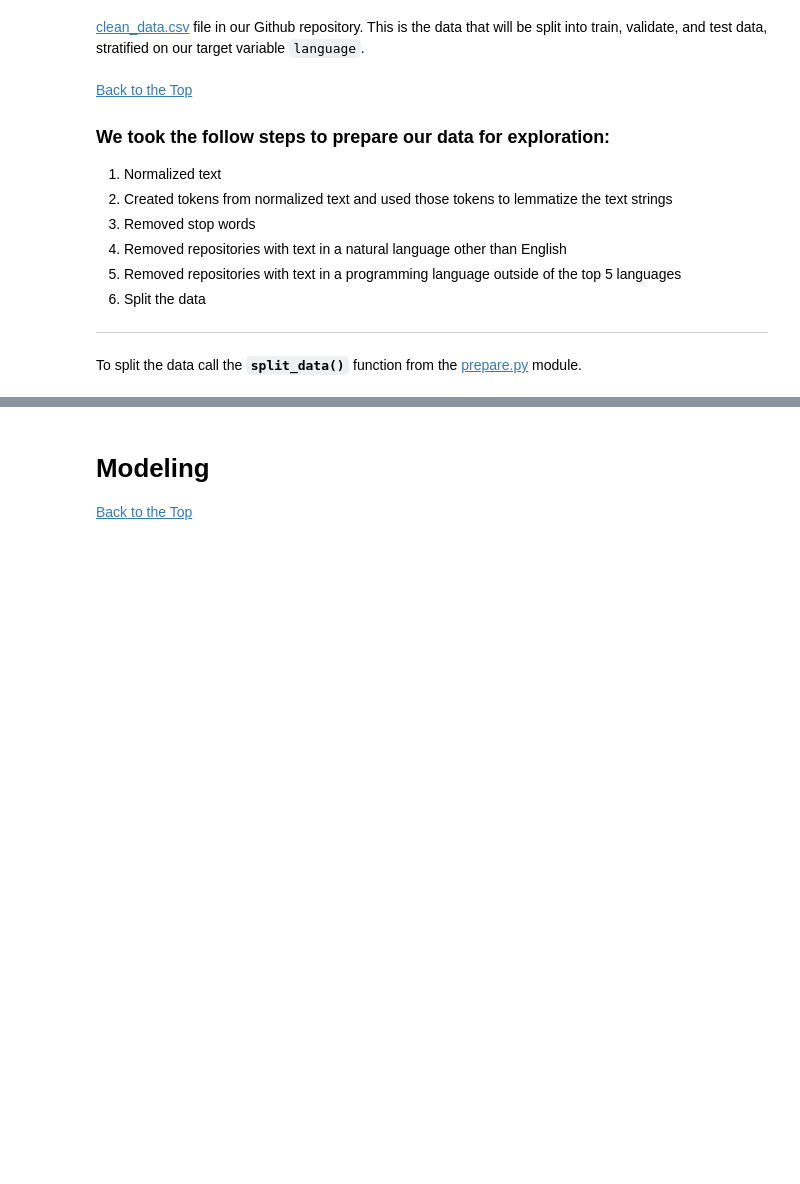
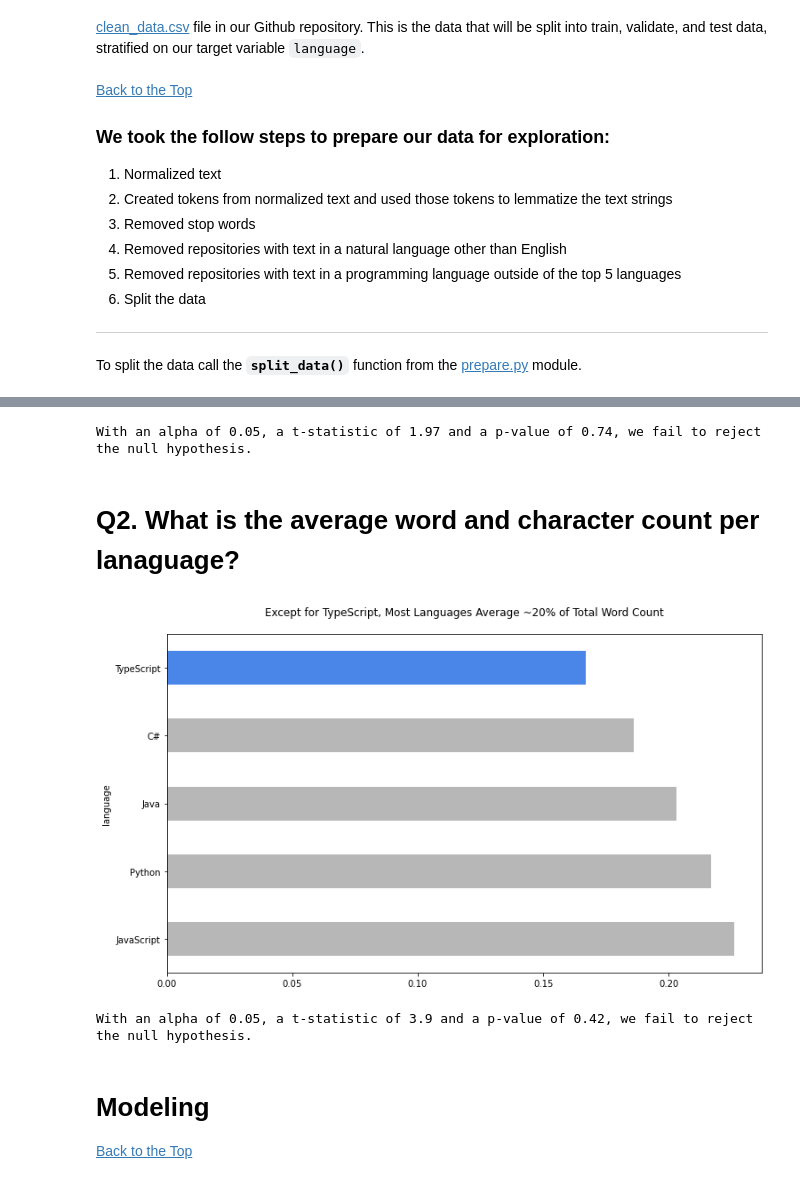
Before and after one commit to NLP-Project-Hopper2/NLP-Project-Hopper2, a Jupyter notebook: 00_final_report.ipynb, the cells around one changed output, grey strips where cells are left out. Saved outputs shown, nothing was run; the diff lists cells and outputs as text; code cells hidden in the pictures; blank space fills up the shorter version.

Commit message:
explore through q2

```diff
--- a/00_final_report.ipynb
+++ b/00_final_report.ipynb
@@ -106,0 +102,6 @@ explore.language_count(train)
+# %%
+# importing explore module
+import explore
+
+# adding new features
+train, validate, test = explore.new_features(train, validate, test)
@@ -107,3 +118,54 @@ explore.language_count(train)
+# %%
+import scipy.stats as stats
+
+# separate word count by language and conduct statistical testing
+p = train.word_count[train.language == 'Python']
+js = train.word_count[train.language == 'JavaScript']
+c = train.word_count[train.language == 'C#']
+j = train.word_count[train.language == 'Java']
+t = train.word_count[train.language == 'TypeScript']
+
+# set alph
+alpha = .05
+
+# compute statistics
+t, p = stats.kruskal(p, js, c, j, t)
+
+if p > alpha:
+    print(f'With an alpha of {alpha}, a t-statistic of {round(t, 2)} and a p-value of {round(p, 2)}, we fail to reject the null hypothesis.')
+else:
+    print(f'With an alpha of {alpha}, a t-statistic of {round(t, 2)} and a p-value of {round(p, 2)}, we reject the null hypothesis.')
+# %% [output]
+With an alpha of 0.05, a t-statistic of 1.97 and a p-value of 0.74, we fail to reject the null hypothesis.
+# %% [markdown]
+# Q2. What is the average word and character count per lanaguage?
+# %%
+# calling function to plot word count per language
+explore.word_count(train)
+# %% [output]
+[figure, added]
+# %%
+import scipy.stats as stats
+
+# separate word count by language and conduct statistical testing
+p = train.char_count[train.language == 'Python']
+js = train.char_count[train.language == 'JavaScript']
+c = train.char_count[train.language == 'C#']
+j = train.char_count[train.language == 'Java']
+t = train.char_count[train.language == 'TypeScript']
+
+# set alph
+alpha = .05
+
+# compute statistics
+t, p = stats.kruskal(p, js, c, j, t)
+
+if p > alpha:
+    print(f'With an alpha of {alpha}, a t-statistic of {round(t, 2)} and a p-value of {round(p, 2)}, we fail to reject the null hypothesis.')
+else:
+    print(f'With an alpha of {alpha}, a t-statistic of {round(t, 2)} and a p-value of {round(p, 2)}, we reject the null hypothesis.')
+# %% [output]
+With an alpha of 0.05, a t-statistic of 3.9 and a p-value of 0.42, we fail to reject the null hypothesis.
 # %% [markdown]
 # Modeling
 [Back to the Top](#Overview)
```
Also changed, not shown: parts of 10 cells of this notebook, 1 other file.
